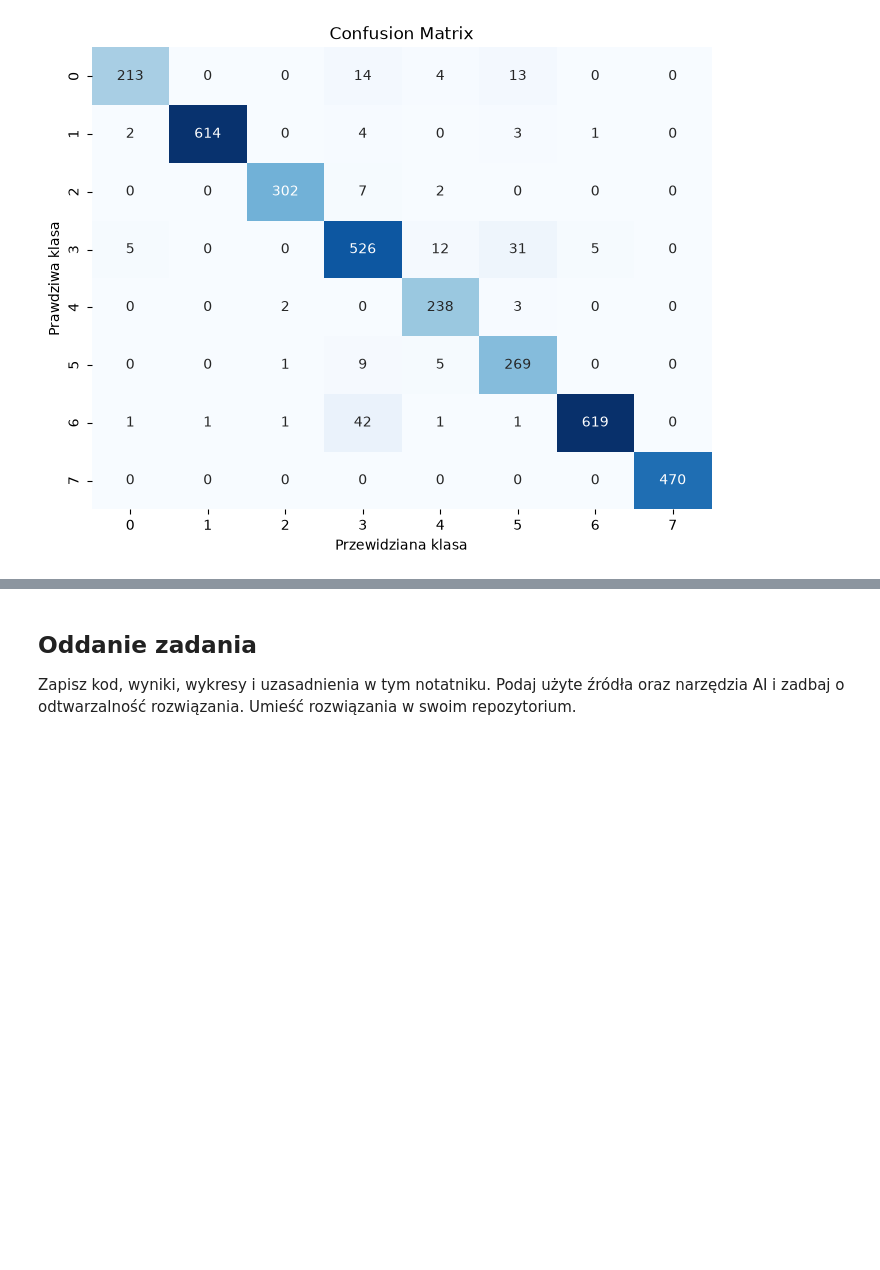
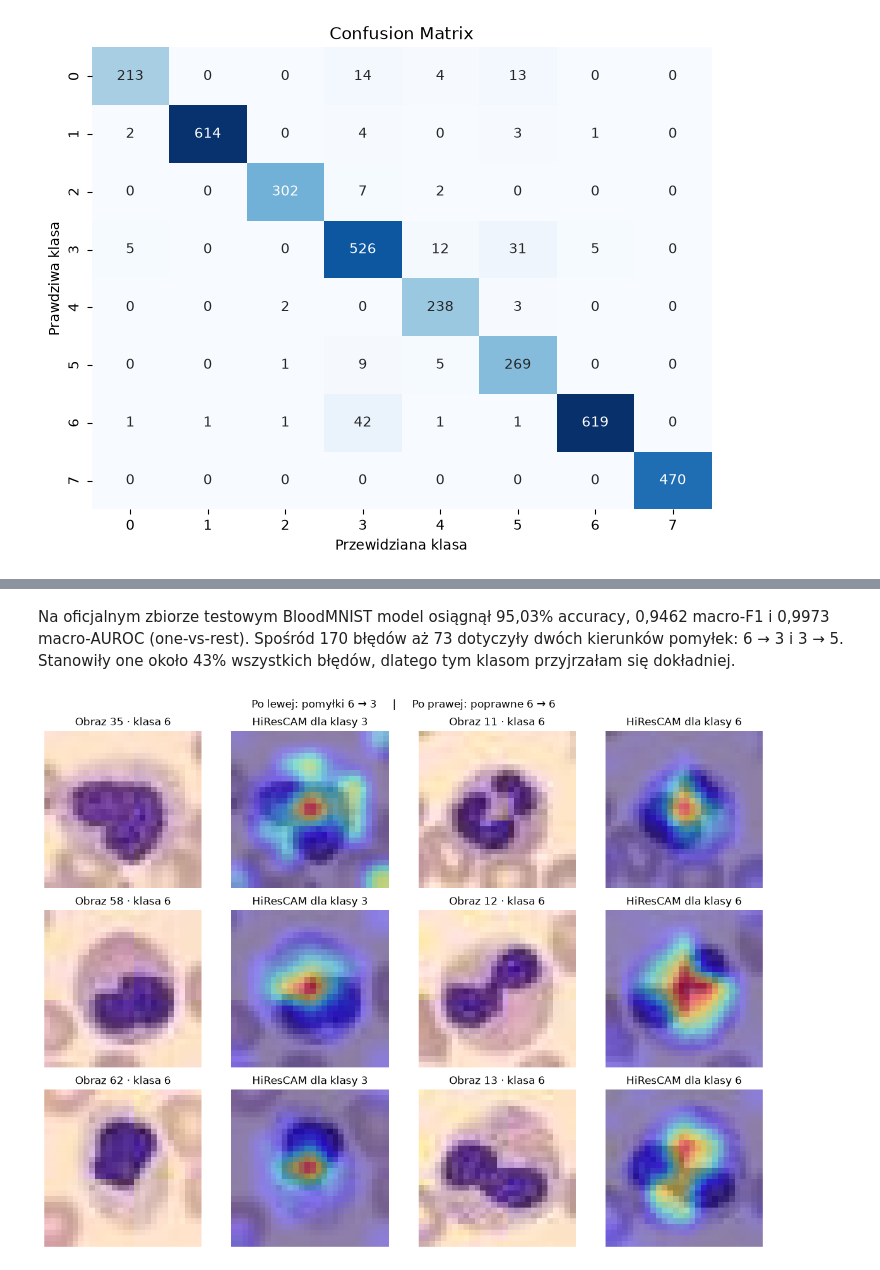
Before and after one commit to juliet2112/Rekrutacja-AI-Med-2026-2027, a Jupyter notebook: Zadanie-2A/Rozwiązanie-2A.ipynb, the cells around one changed output, grey strips where cells are left out. Cells and saved outputs as stored; diff of their text form; code cells hidden in the pictures; blank space fills up the shorter version.

Commit message:
add model evalutaion and results analysis

```diff
--- a/Zadanie-2A/Rozwiązanie-2A.ipynb
+++ b/Zadanie-2A/Rozwiązanie-2A.ipynb
@@ -535,4 +432,2 @@ torch.Size([1, 92, 7, 7])
-# %% [markdown]
-## Oddanie zadania
-
-Zapisz kod, wyniki, wykresy i uzasadnienia w tym notatniku. Podaj użyte źródła oraz narzędzia AI i zadbaj o odtwarzalność rozwiązania. Umieść rozwiązania w swoim repozytorium.
+# %% [markdown]
+Na oficjalnym zbiorze testowym BloodMNIST model osiągnął 95,03% accuracy, 0,9462 macro-F1 i 0,9973 macro-AUROC (one-vs-rest). Spośród 170 błędów aż 73 dotyczyły dwóch kierunków pomyłek: 6 → 3 i 3 → 5. Stanowiły one około 43% wszystkich błędów, dlatego tym klasom przyjrzałam się dokładniej.
@@ -538,0 +478,39 @@ Zapisz kod, wyniki, wykresy i uzasadnienia w tym notatniku. Podaj użyte źród
+# %%
+def show_confusion_examples(true_class, predicted_as, n=3):
+    if true_class == predicted_as:
+        raise ValueError("Podaj dwie różne klasy, np. 6 i 3.")
+    if n < 1:
+        raise ValueError("Liczba przykładów musi być dodatnia.")
+
+    labels = y_test.ravel()
+    preds = y_pred.cpu().numpy().ravel()
+
+    wrong = np.flatnonzero((labels == true_class) & (preds == predicted_as))[:n]
+    correct = np.flatnonzero((labels == true_class) & (preds == true_class))[:n]
+
+    if len(wrong) == 0:
+        print(f"Brak pomyłek {true_class} → {predicted_as} w zbiorze testowym.")
+        return
+
+    rows = max(len(wrong), len(correct))
+    fig, axes = plt.subplots(rows, 4, figsize=(12, 3 * rows), squeeze=False)
+    fig.suptitle(
+        f"Po lewej: pomyłki {true_class} → {predicted_as}"
+        f"     |     Po prawej: poprawne {true_class} → {true_class}"
+    )
+
+    for ax in axes.flat:
+        ax.axis("off")
+
+    for row, idx in enumerate(wrong):
+        draw_example(idx, axes[row, 0], axes[row, 1])
+
+    for row, idx in enumerate(correct):
+        draw_example(idx, axes[row, 2], axes[row, 3])
+
+    plt.tight_layout()
+    plt.show()
+# %%
+show_confusion_examples(6, 3, 3)
+# %% [output]
+[figure, added]
```
Also changed, not shown: parts of 38 cells of this notebook, 1 other file.
